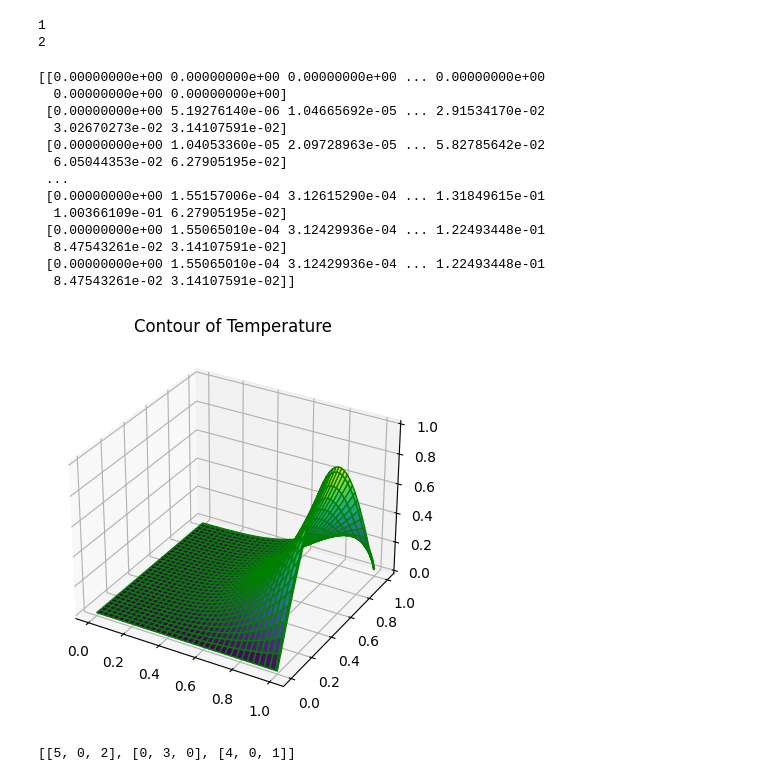
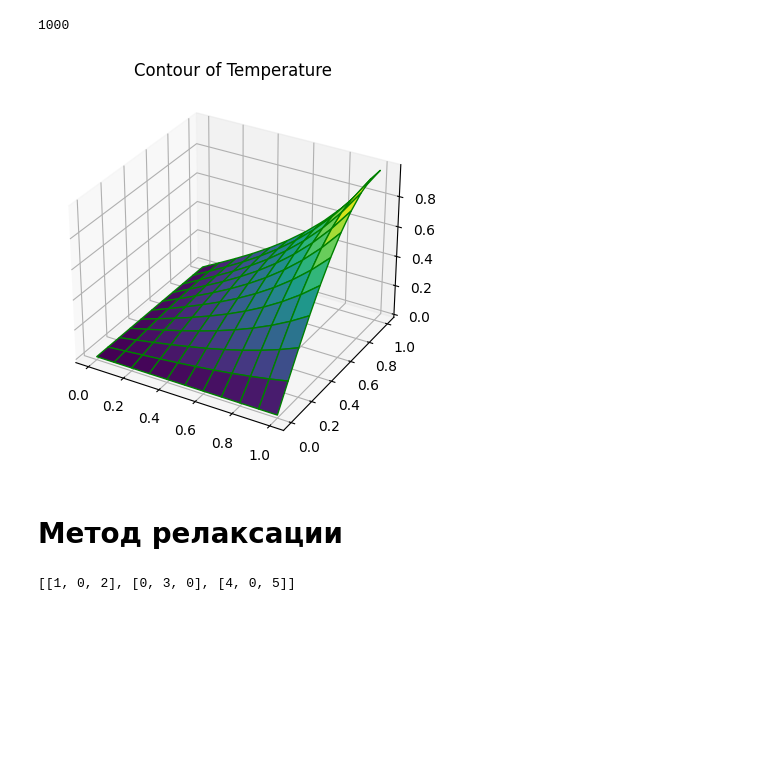
Before and after one commit to DankoDmitry/university, a Jupyter notebook: NumM/2024/26.02.2024/laplasU.ipynb, the cells around one changed output. Drawn from its saved outputs; the diff is of its cells as text; code cells hidden in the pictures; blank space fills up the shorter version.

```diff
--- a/NumM/2024/26.02.2024/laplasU.ipynb
+++ b/NumM/2024/26.02.2024/laplasU.ipynb
@@ -4,3 +60,22 @@ import matplotlib.pyplot as plt
+# %%
+h = 0.1
+colorinterpolation = 50
+colourMap = plt.cm.jet
+
+x, y = np.linspace(0, 1, int(1/h) + 1), np.linspace(0, 1, int(1/h) + 1)
+X, Y = np.meshgrid(x, y)
+Z = LaPlaS_Simp(0, U_b, 0, 1, h, 0.1)
+
+
+ax = plt.axes(projection='3d')
+ax.plot_surface(X, Y, Z, cmap='viridis', edgecolor='green')
+ax.set_title('Contour of Temperature')
+plt.show()
+# %% [output]
+1000
+[figure, added]
+# %% [markdown]
+# Метод релаксации
 # %%
 def Messure(A, B):
     N = len(B)
@@ -40,43 +115,6 @@ def LaPlaS_Simp(L_b, U_b, D_b, l, h, E):
         k+=1
 
     return (y)
-# %%
-N = int(1/0.5) + 1
-x, y = np.zeros((N,N)), np.zeros((N,N))
-for i in range(1,N): print(i)
-# %% [output]
-1
-2
-# %%
-h = 0.01
-colorinterpolation = 50
-colourMap = plt.cm.jet
-
-x, y = np.linspace(0, 1, int(1/h) + 1), np.linspace(0, 1, int(1/h) + 1)
-X, Y = np.meshgrid(x, y)
-Z = LaPlaS_Simp(0, U_b, 0, 1, h, 0.0001)
-
-print(Z)
-
-ax = plt.axes(projection='3d')
-ax.plot_surface(X, Y, Z, cmap='viridis', edgecolor='green')
-ax.set_title('Contour of Temperature')
-plt.show()
-# %% [output]
-[[0.00000000e+00 0.00000000e+00 0.00000000e+00 ... 0.00000000e+00
-  0.00000000e+00 0.00000000e+00]
- [0.00000000e+00 5.19276140e-06 1.04665692e-05 ... 2.91534170e-02
-  3.02670273e-02 3.14107591e-02]
- [0.00000000e+00 1.04053360e-05 2.09728963e-05 ... 5.82785642e-02
-  6.05044353e-02 6.27905195e-02]
- ...
- [0.00000000e+00 1.55157006e-04 3.12615290e-04 ... 1.31849615e-01
-  1.00366109e-01 6.27905195e-02]
- [0.00000000e+00 1.55065010e-04 3.12429936e-04 ... 1.22493448e-01
-  8.47543261e-02 3.14107591e-02]
- [0.00000000e+00 1.55065010e-04 3.12429936e-04 ... 1.22493448e-01
-  8.47543261e-02 3.14107591e-02]]
-[figure, removed]
 # %%
 A = [[1, 0, 2],
      [0, 3, 0],
@@ -84,11 +122,11 @@ A = [[1, 0, 2],
 
 n = len(A)
 
-for i in range(n):
-    for j in range(n):
-        if n-1-i < j:
-            A[i][j],A[n-1-j][n-1-i] = A[n-1-j][n-1-i],A[i][j]
+# for i in range(n):
+#     for j in range(n):
+#         if n-1-i < j:
+#             A[i][j],A[n-1-j][n-1-i] = A[n-1-j][n-1-i],A[i][j]
 
 print(A)
 # %% [output]
-[[5, 0, 2], [0, 3, 0], [4, 0, 1]]
+[[1, 0, 2], [0, 3, 0], [4, 0, 5]]
```
Also changed, not shown: parts of 3 cells of this notebook, 4 other files.
